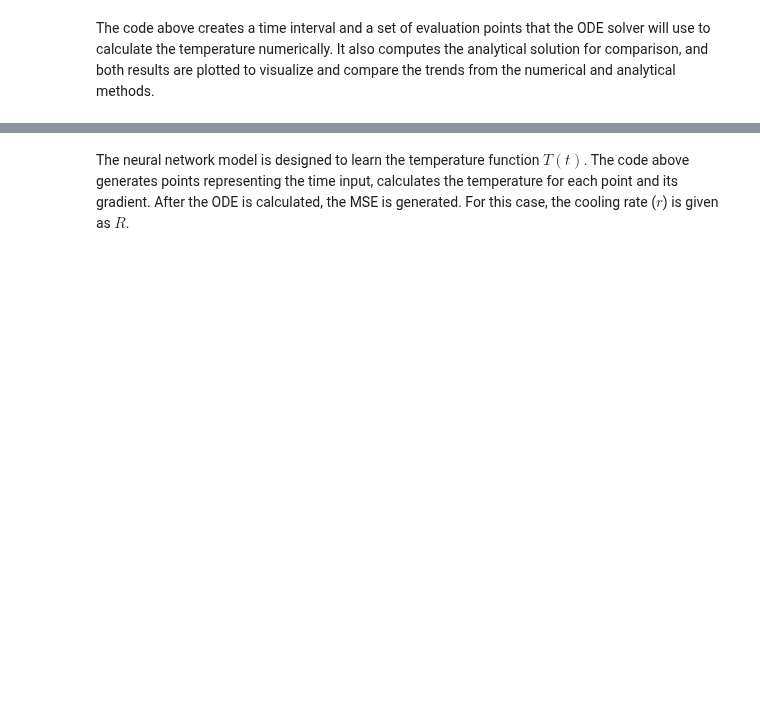
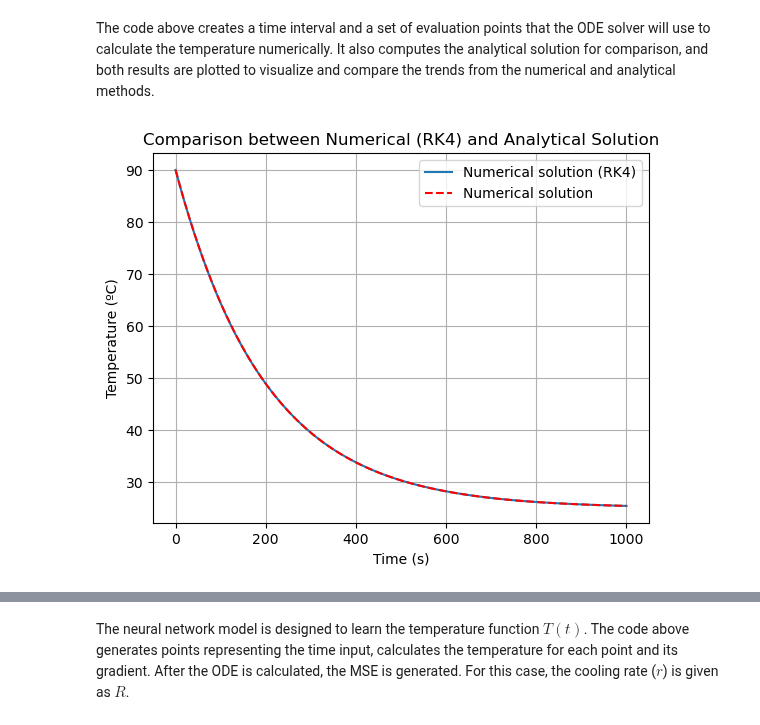
Before and after one commit to brunamendesfis/Computational_Physics, a Jupyter notebook: Redes_Neurais/Atividade_04/Exercício_01.ipynb, the cells around one changed output, grey strips where cells are left out. Saved outputs shown, nothing was run; the diff lists cells and outputs as text; code cells hidden in the pictures; blank space fills up the shorter version.

```diff
--- a/Redes_Neurais/Atividade_04/Exercício_01.ipynb
+++ b/Redes_Neurais/Atividade_04/Exercício_01.ipynb
@@ -9,6 +9,33 @@ from scipy.integrate import solve_ivp
 from tensorflow.keras import layers, models
 # %% [markdown]
 The code above creates a time interval and a set of evaluation points that the ODE solver will use to calculate the temperature numerically. It also computes the analytical solution for comparison, and both results are plotted to visualize and compare the trends from the numerical and analytical methods.
+# %%
+# Defining the ODE: dT/dt = r * (T_amb - T)
+def cooling(t, T, r=0.005, T_amb=25):
+    return r * (T_amb - T)
+
+# Initial condition and time
+T0 = 90
+t_interval = (0, 1000)
+t_eval = np.linspace(*t_interval, 100)
+
+# Solving the ODE with the Runge-Kutta solver
+solution = solve_ivp(cooling, t_interval, [T0], t_eval=t_eval)
+
+plt.plot(solution.t, solution.y[0], label="Numerical solution (RK4)")
+
+# Analytical solution
+T_analyt = 25 + (T0 - 25) * np.exp(-0.005 * solution.t)
+plt.plot(solution.t, T_analyt, '--', label="Numerical solution", color='red')
+
+plt.xlabel("Time (s)")
+plt.ylabel("Temperature (ºC)")
+plt.legend()
+plt.title("Comparison between Numerical (RK4) and Analytical Solution")
+plt.grid(True)
+plt.show()
+# %% [output]
+[figure, added]
 # %%
 # Defining the ODE: dT/dt = r * (T_amb - T)
 def cooling(t, T, r=0.005, T_amb=25):
```
Also changed, not shown: parts of 9 cells of this notebook.
